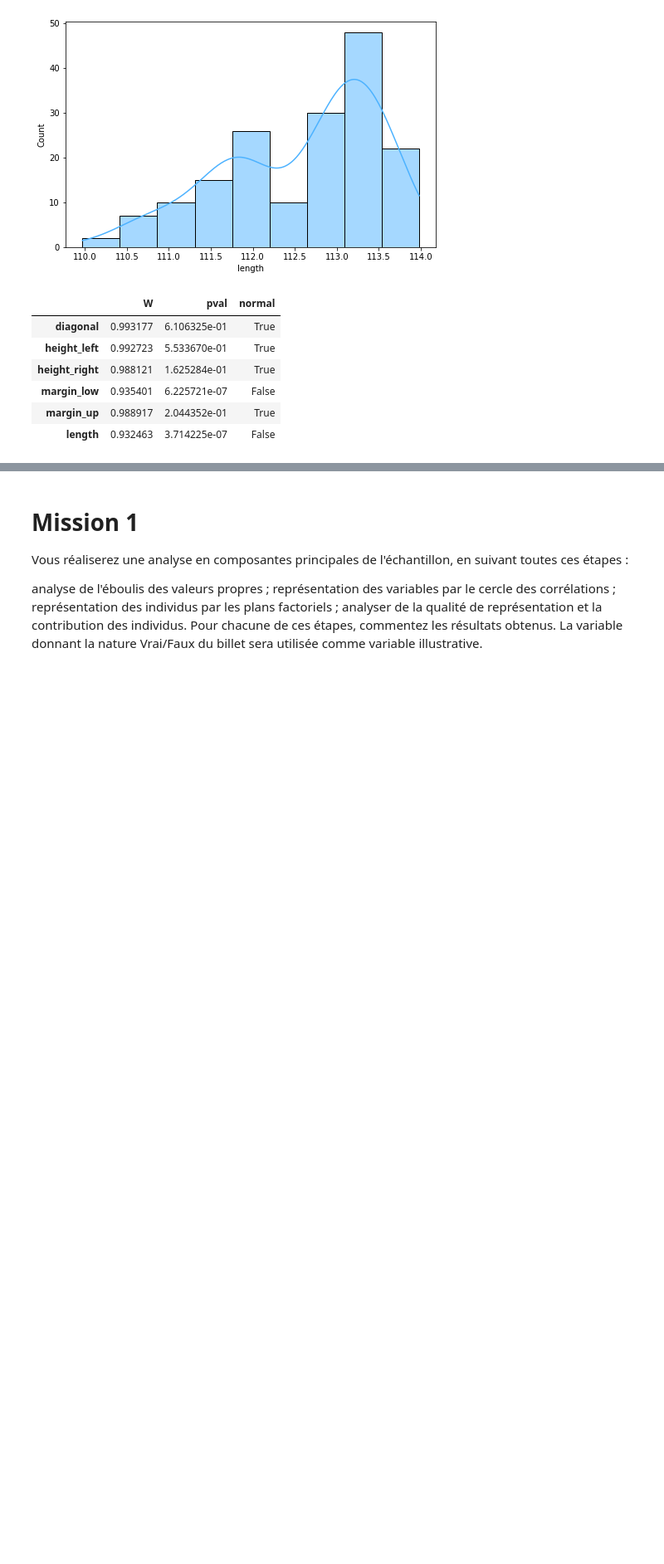
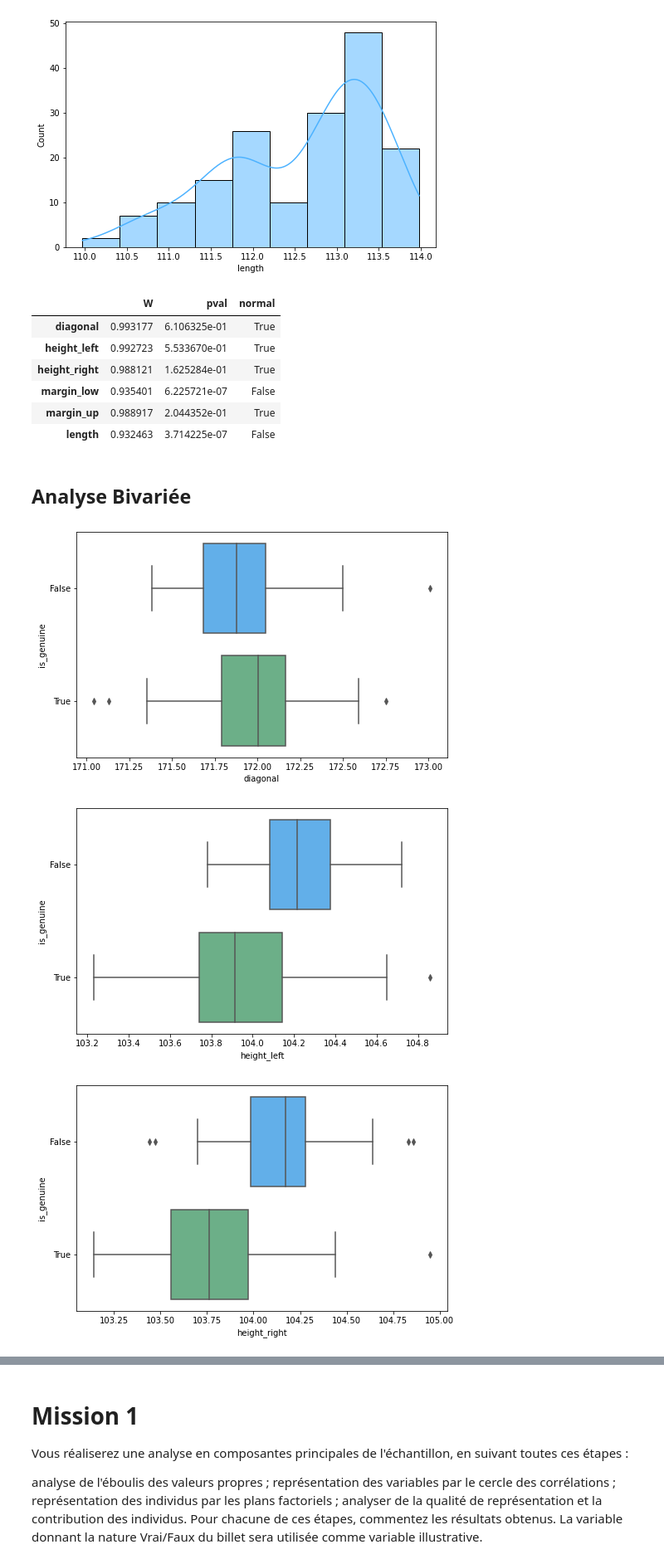
Before and after one commit to ROWAIDAK/P6-D-tectez-des-faux-billets, a Jupyter notebook: P6_01_CODE_ Détectez_des_faux_billets.ipynb, the cells around one changed output, grey strips where cells are left out. Shown: that part at 83% size. Saved outputs shown, nothing was run; the diff lists cells and outputs as text; code cells hidden in the pictures; blank space fills up the shorter version.

```diff
--- a/P6_01_CODE_ Détectez_des_faux_billets.ipynb
+++ b/P6_01_CODE_ Détectez_des_faux_billets.ipynb
@@ -137,3 +151,14 @@ pg.normality(df, method='shapiro', alpha=0.05).drop('is_genuine')
 | margin_low | 0.935401 | 6.225721e-07 | False |
 | margin_up | 0.988917 | 2.044352e-01 | True |
 | length | 0.932463 | 3.714225e-07 | False |
+# %% [markdown]
+## Analyse Bivariée
+# %%
+for column in df[['diagonal', 'height_left', 'height_right', 'margin_low', 'margin_up', 'length']] :
+        plt.figure(figsize = (8,5))
+        sns.boxplot( x=column, y='is_genuine', data=df, orient='h', palette=('#4cb2ff', '#61ba86'))
+        plt.savefig("02. Boxplot " + str(column) +".jpg", dpi=500, bbox_inches='tight', pad_inches=0.5)
+# %% [output]
+[figure, added]
+[figure, added]
+[figure, added]
```
Also changed, not shown: parts of 9 cells of this notebook.
